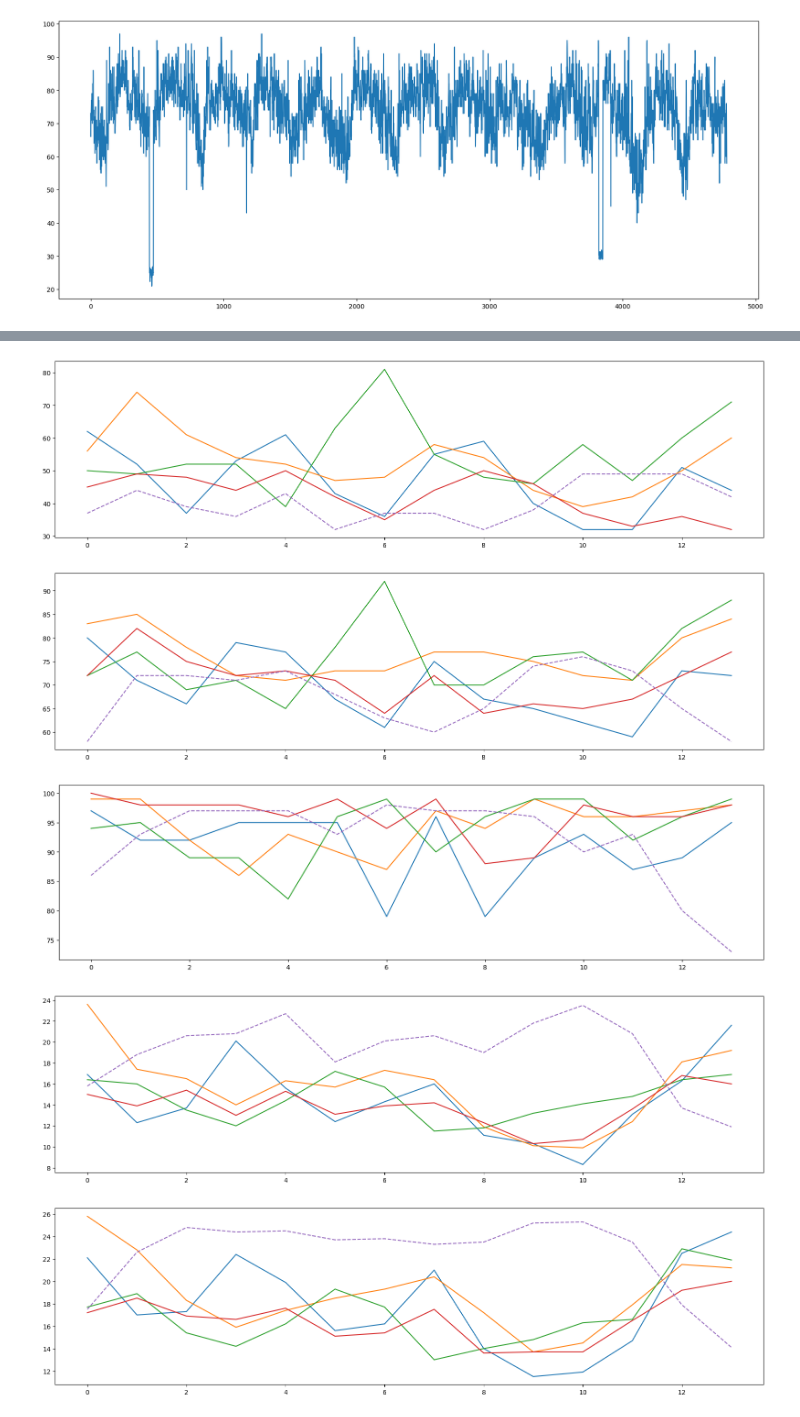
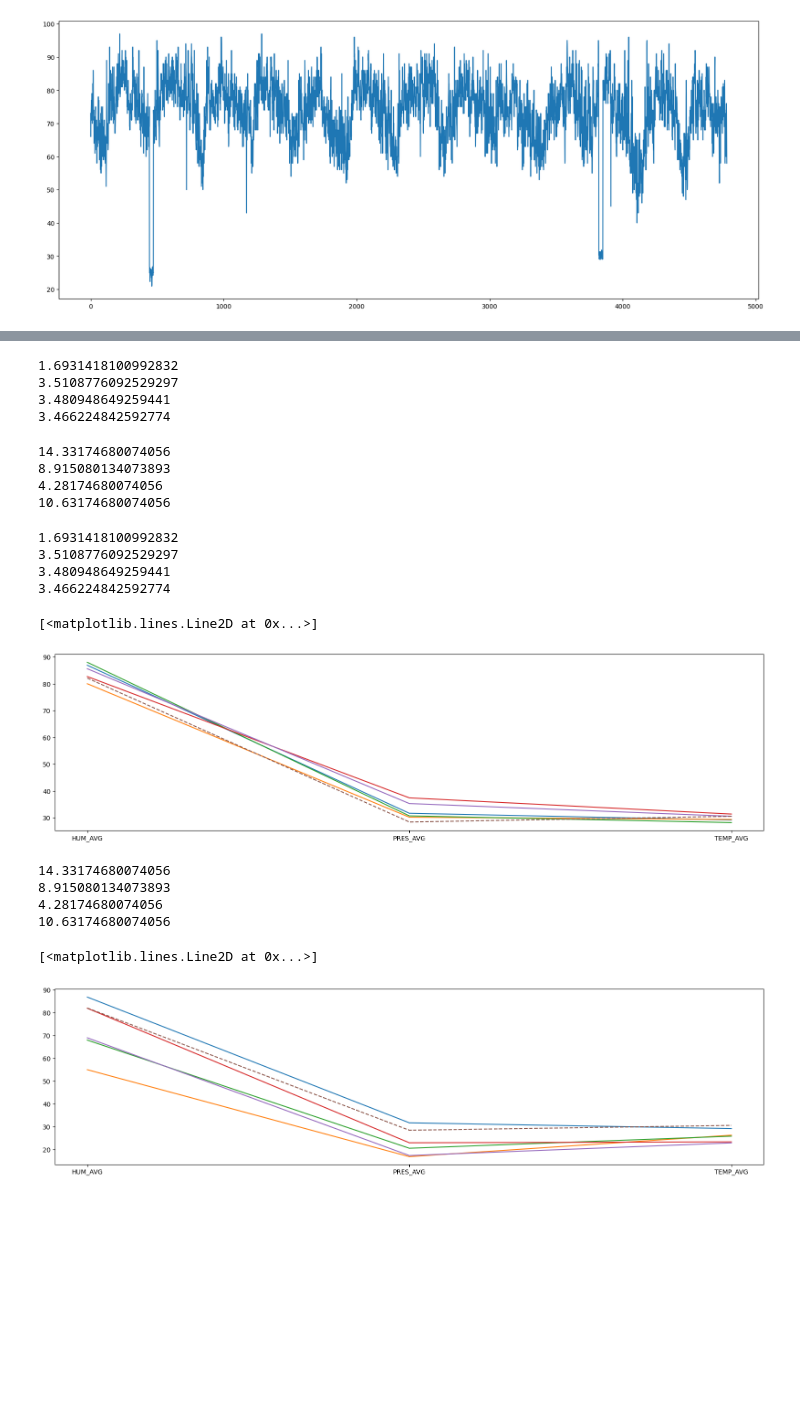
Before and after one commit to Cowardenemy/Weather-Forecasting-CBR-fox, a Jupyter notebook: Jupyter/SoftwareV2.ipynb, the cells around one changed output, grey strips where cells are left out. Saved outputs shown, nothing was run; the diff lists cells and outputs as text; code cells hidden in the pictures; blank space fills up the shorter version.

```diff
--- a/Jupyter/SoftwareV2.ipynb
+++ b/Jupyter/SoftwareV2.ipynb
@@ -536,0 +544,11 @@ for n_component in range(componentsLen):
+# %%
+for n_component in range(3):
+    plt.figure(figsize=(20, 5))
+    plt.title(outputNames[n_component] + " PREDICTIONS")
+    plt.ylim((0, 100))
+    for i, tupla in enumerate(bestSorted):
+        pass
+        plt.plot(target[tupla[0]: tupla[0] + windowLen][:, n_component], label="Caso " + str(i))
+        plt.scatter(windowLen, target[tupla[0] + windowLen + 1][n_component], label="Caso " + str(i) + " predicción")
+    plt.scatter(windowLen, predictionTargetWindow[:, n_component], marker="d", label="Predicción del caso de estudio")
+    plt.legend()
@@ -537,12 +559,47 @@ for n_component in range(componentsLen):
+# %%
+bestMAE = []
+for tupla in bestSorted:
+    bestMAE.append(mean_absolute_error(target[tupla[0]], predictionTargetWindow.reshape(-1, 1)))
+    print(mean_absolute_error(target[tupla[0]], predictionTargetWindow.reshape(-1, 1)))
+# %% [output]
+1.6931418100992832
+3.5108776092529297
+3.480948649259441
+3.466224842592774
+# %%
+worstMAE = []
+for tupla in worstSorted:
+    worstMAE.append(mean_absolute_error(target[tupla[0]], predictionTargetWindow.reshape(-1, 1)))
+    print(mean_absolute_error(target[tupla[0]], predictionTargetWindow.reshape(-1, 1)))
+# %% [output]
+14.33174680074056
+8.915080134073893
+4.28174680074056
+10.63174680074056
+# %%
+plt.figure(figsize=(20, 5))
+plt.plot(outputNames, target[-1])
+for i, tupla in enumerate(bestSorted):
+    plt.plot(target[tupla[0]])
+    print(mean_absolute_error(target[tupla[0]], predictionTargetWindow.reshape(-1, 1)))
+plt.plot(predictionTargetWindow.reshape(-1, 1), "--", label="Resultados de predicción")
+# %% [output]
+1.6931418100992832
+3.5108776092529297
+3.480948649259441
+3.466224842592774
+[<matplotlib.lines.Line2D at 0x...>]
+[figure, added]
 # %%
-for n_component in range(componentsLen):
-    plt.figure(figsize=(20,5))
-    for tupla in worstSorted:
-        plt.plot(windows[tupla[0]][:,n_component])
-    plt.plot(targetWindow[:,n_component], "--")
+plt.figure(figsize=(20, 5))
+plt.plot(outputNames, target[-1])
+for i, tupla in enumerate(worstSorted):
+    plt.plot(target[tupla[0]])
+plt.plot(predictionTargetWindow.reshape(-1, 1), "--", label="Resultados de predicción")
 # %% [output]
+14.33174680074056
+8.915080134073893
+4.28174680074056
+10.63174680074056
+[<matplotlib.lines.Line2D at 0x...>]
-[figure, old version]
+[figure, new version]
-[figure, removed]
-[figure, removed]
-[figure, removed]
-[figure, removed]
```
Also changed, not shown: parts of 60 cells of this notebook, 3 other files.
